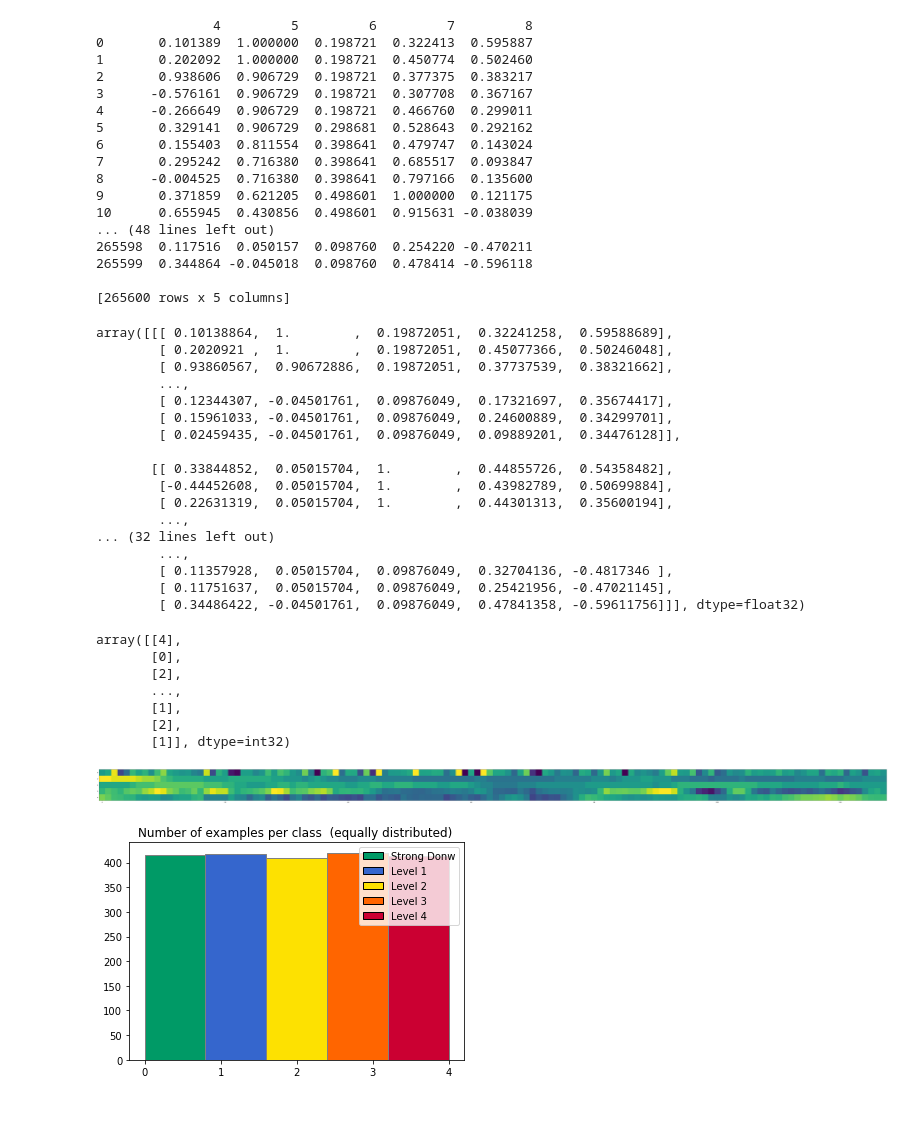
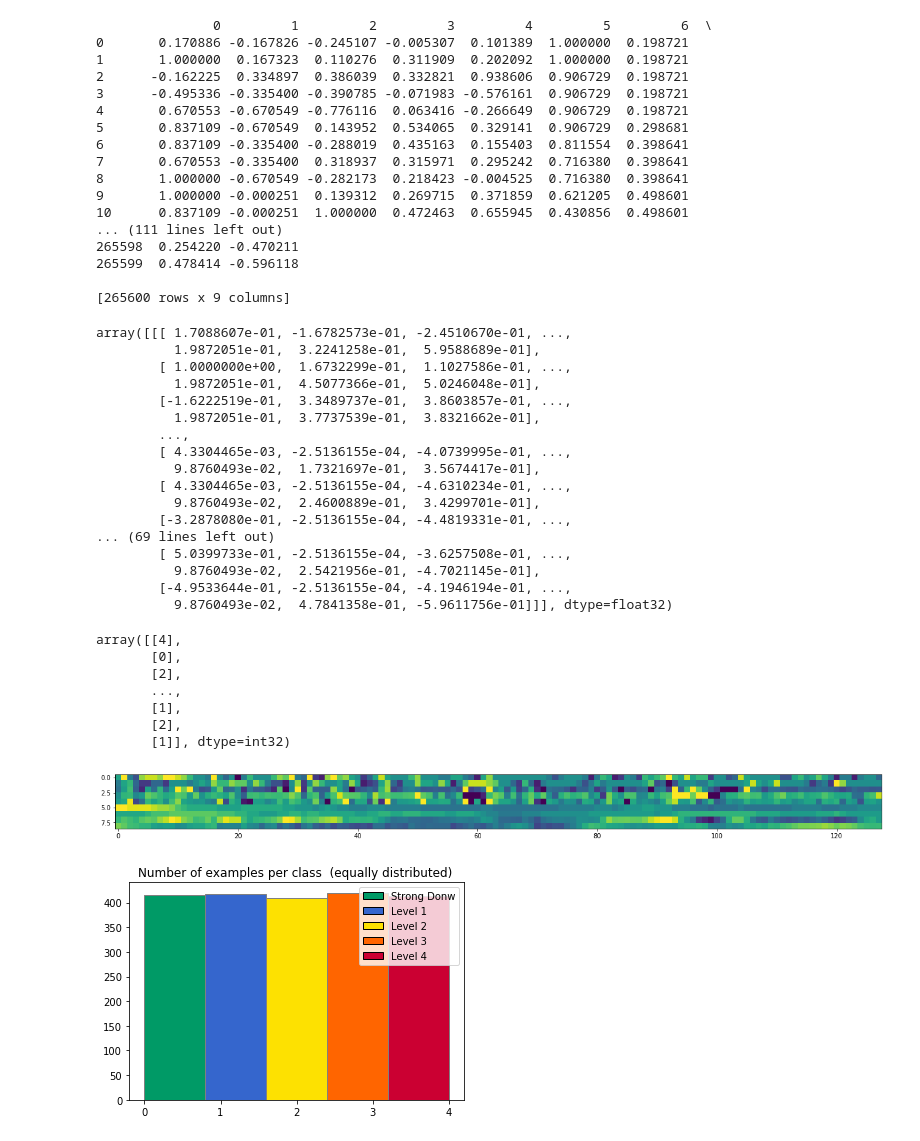
Before and after one commit to rjpg/bftensor, a Jupyter notebook: Autoencoder/src/horsesNewDataSet.ipynb, the cells around one changed output. Drawn from its saved outputs; the diff is of its cells as text; code cells hidden in the pictures; blank space fills up the shorter version.

```diff
--- a/Autoencoder/src/horsesNewDataSet.ipynb
+++ b/Autoencoder/src/horsesNewDataSet.ipynb
@@ -6,10 +6,11 @@ import pandas as pd
 dfin = pd.read_csv('../NNNormalizeDataIn.csv',header=None)  #inputs 128 lines per sample
 dfout = pd.read_csv('../NNNormalizeDataOutClassses.csv',header=None)  #output classes
 
-dfin=dfin.drop(dfin.columns[0], axis=1)
-dfin=dfin.drop(dfin.columns[0], axis=1)
-dfin=dfin.drop(dfin.columns[0], axis=1)
-dfin=dfin.drop(dfin.columns[0], axis=1)
+#dfin=dfin.drop(dfin.columns[0], axis=1)
+#dfin=dfin.drop(dfin.columns[0], axis=1)
+#dfin=dfin.drop(dfin.columns[0], axis=1)
+#dfin=dfin.drop(dfin.columns[0], axis=1)
+#dfin=dfin.drop(dfin.columns[0], axis=1)
 
 
 
@@ -18,45 +19,45 @@ total_inputs,total_output = dfin.as_matrix().astype(np.float32),dfout.as_matrix(
 
 
 
-total_inputs = np.reshape(total_inputs, (-1,128,5))
+total_inputs = np.reshape(total_inputs, (-1,128,9))
 # %%
 print(dfin)
 total_inputs
 # %% [output]
-               4         5         6         7         8
-0       0.101389  1.000000  0.198721  0.322413  0.595887
-1       0.202092  1.000000  0.198721  0.450774  0.502460
-2       0.938606  0.906729  0.198721  0.377375  0.383217
-3      -0.576161  0.906729  0.198721  0.307708  0.367167
-4      -0.266649  0.906729  0.198721  0.466760  0.299011
-5       0.329141  0.906729  0.298681  0.528643  0.292162
-6       0.155403  0.811554  0.398641  0.479747  0.143024
-7       0.295242  0.716380  0.398641  0.685517  0.093847
-8      -0.004525  0.716380  0.398641  0.797166  0.135600
-9       0.371859  0.621205  0.498601  1.000000  0.121175
-10      0.655945  0.430856  0.498601  0.915631 -0.038039
-... (48 lines left out)
-265598  0.117516  0.050157  0.098760  0.254220 -0.470211
-265599  0.344864 -0.045018  0.098760  0.478414 -0.596118
+               0         1         2         3         4         5         6  \
+0       0.170886 -0.167826 -0.245107 -0.005307  0.101389  1.000000  0.198721
+1       1.000000  0.167323  0.110276  0.311909  0.202092  1.000000  0.198721
+2      -0.162225  0.334897  0.386039  0.332821  0.938606  0.906729  0.198721
+3      -0.495336 -0.335400 -0.390785 -0.071983 -0.576161  0.906729  0.198721
+4       0.670553 -0.670549 -0.776116  0.063416 -0.266649  0.906729  0.198721
+5       0.837109 -0.670549  0.143952  0.534065  0.329141  0.906729  0.298681
+6       0.837109 -0.335400 -0.288019  0.435163  0.155403  0.811554  0.398641
+7       0.670553 -0.335400  0.318937  0.315971  0.295242  0.716380  0.398641
+8       1.000000 -0.670549 -0.282173  0.218423 -0.004525  0.716380  0.398641
+9       1.000000 -0.000251  0.139312  0.269715  0.371859  0.621205  0.498601
+10      0.837109 -0.000251  1.000000  0.472463  0.655945  0.430856  0.498601
+... (111 lines left out)
+265598  0.254220 -0.470211
+265599  0.478414 -0.596118
 
-[265600 rows x 5 columns]
+[265600 rows x 9 columns]
-array([[[ 0.10138864,  1.        ,  0.19872051,  0.32241258,  0.59588689],
-        [ 0.2020921 ,  1.        ,  0.19872051,  0.45077366,  0.50246048],
-        [ 0.93860567,  0.90672886,  0.19872051,  0.37737539,  0.38321662],
+array([[[ 1.7088607e-01, -1.6782573e-01, -2.4510670e-01, ...,
+          1.9872051e-01,  3.2241258e-01,  5.9588689e-01],
+        [ 1.0000000e+00,  1.6732299e-01,  1.1027586e-01, ...,
+          1.9872051e-01,  4.5077366e-01,  5.0246048e-01],
+        [-1.6222519e-01,  3.3489737e-01,  3.8603857e-01, ...,
+          1.9872051e-01,  3.7737539e-01,  3.8321662e-01],
         ...,
-        [ 0.12344307, -0.04501761,  0.09876049,  0.17321697,  0.35674417],
-        [ 0.15961033, -0.04501761,  0.09876049,  0.24600889,  0.34299701],
-        [ 0.02459435, -0.04501761,  0.09876049,  0.09889201,  0.34476128]],
-
-       [[ 0.33844852,  0.05015704,  1.        ,  0.44855726,  0.54358482],
-        [-0.44452608,  0.05015704,  1.        ,  0.43982789,  0.50699884],
-        [ 0.22631319,  0.05015704,  1.        ,  0.44301313,  0.35600194],
-        ...,
-... (32 lines left out)
-        ...,
-        [ 0.11357928,  0.05015704,  0.09876049,  0.32704136, -0.4817346 ],
-        [ 0.11751637,  0.05015704,  0.09876049,  0.25421956, -0.47021145],
-        [ 0.34486422, -0.04501761,  0.09876049,  0.47841358, -0.59611756]]], dtype=float32)
+        [ 4.3304465e-03, -2.5136155e-04, -4.0739995e-01, ...,
+          9.8760493e-02,  1.7321697e-01,  3.5674417e-01],
+        [ 4.3304465e-03, -2.5136155e-04, -4.6310234e-01, ...,
+          9.8760493e-02,  2.4600889e-01,  3.4299701e-01],
+        [-3.2878080e-01, -2.5136155e-04, -4.4819331e-01, ...,
+... (69 lines left out)
+        [ 5.0399733e-01, -2.5136155e-04, -3.6257508e-01, ...,
+          9.8760493e-02,  2.5421956e-01, -4.7021145e-01],
+        [-4.9533644e-01, -2.5136155e-04, -4.1946194e-01, ...,
+          9.8760493e-02,  4.7841358e-01, -5.9611756e-01]]], dtype=float32)
 # %%
 total_output
 # %% [output]
@@ -70,17 +71,17 @@ array([[4],
 # %%
 import matplotlib.pyplot as plt
 n=1
-plt.figure(figsize=(100,30))
+plt.figure(figsize=(128,9))
 for i in range(n):
     # display original
     ax = plt.subplot(5, 1, i+1)
     plt.imshow(total_inputs[i].T)
     #plt.gray()
     ax.get_xaxis().set_visible(True)
     ax.get_yaxis().set_visible(True)
 plt.show()
 # %% [output]
-[figure, old version]
+[figure, new version]
 # %%
 counts, bins, patches= plt.hist(total_output, bins=5, edgecolor='gray')
 plt.title("Number of examples per class  (equally distributed) ")
```
Also changed, not shown: parts of 12 cells of this notebook, 15 other files.
